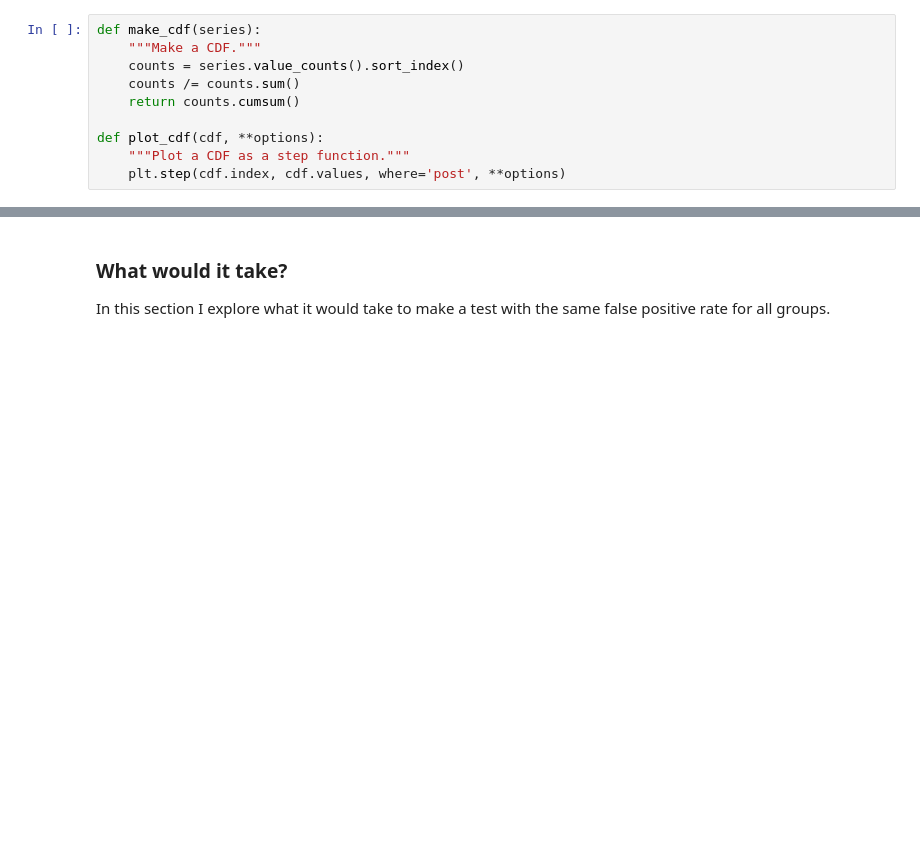
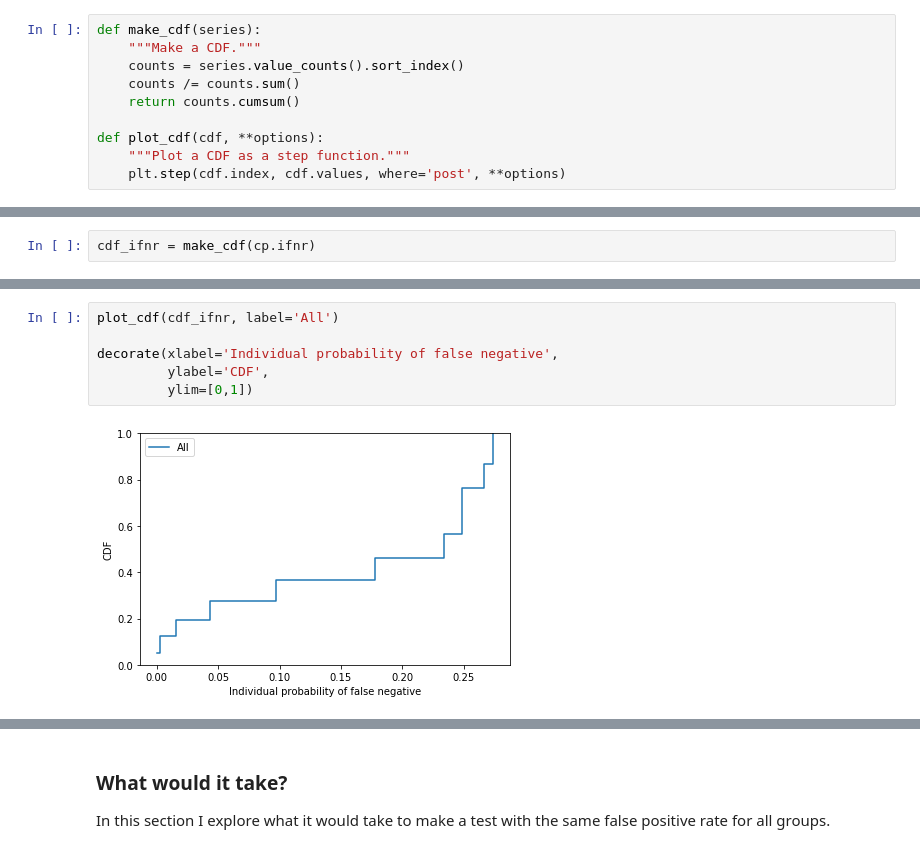
Before and after one commit to AllenDowney/ProbablyOverthinkingIt2, a Jupyter notebook: fair_test.ipynb, the cells around one changed output, grey strips where cells are left out. Saved outputs shown, nothing was run; the diff lists cells and outputs as text; blank space fills up the shorter version.

```diff
--- a/fair_test.ipynb
+++ b/fair_test.ipynb
@@ -1399,0 +1621,2 @@ cp.ifpr.mean(), black.ifpr.mean(), white.ifpr.mean()
+# %%
+cdf_ifnr = make_cdf(cp.ifnr)
@@ -1399,0 +1635,8 @@ cp.ifpr.mean(), black.ifpr.mean(), white.ifpr.mean()
+# %%
+plot_cdf(cdf_ifnr, label='All')
+
+decorate(xlabel='Individual probability of false negative',
+         ylabel='CDF',
+         ylim=[0,1])
+# %% [output]
+[figure, added]
```
Also changed, not shown: parts of 50 cells of this notebook.
